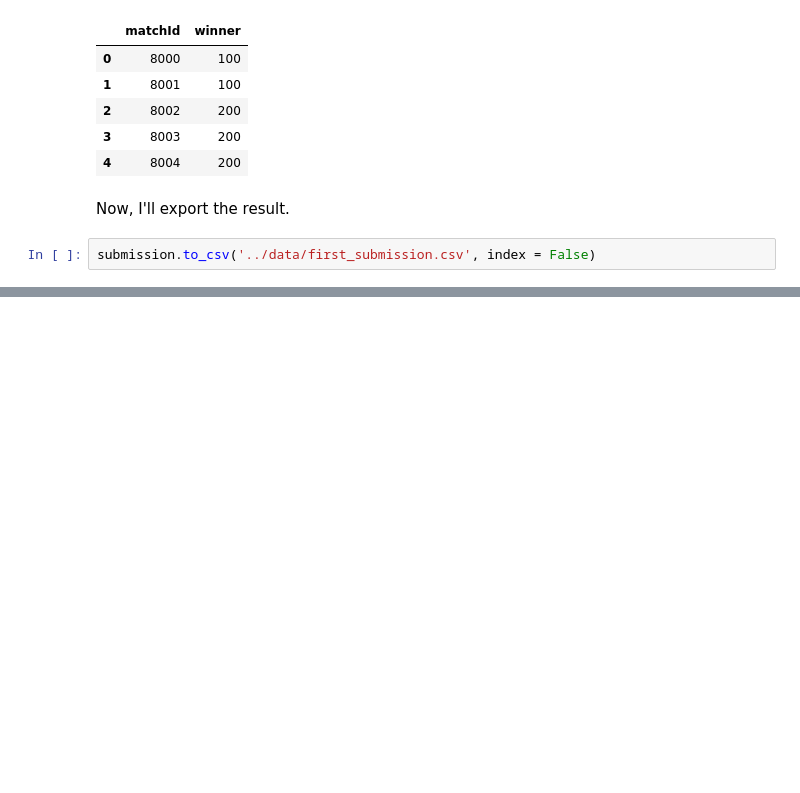
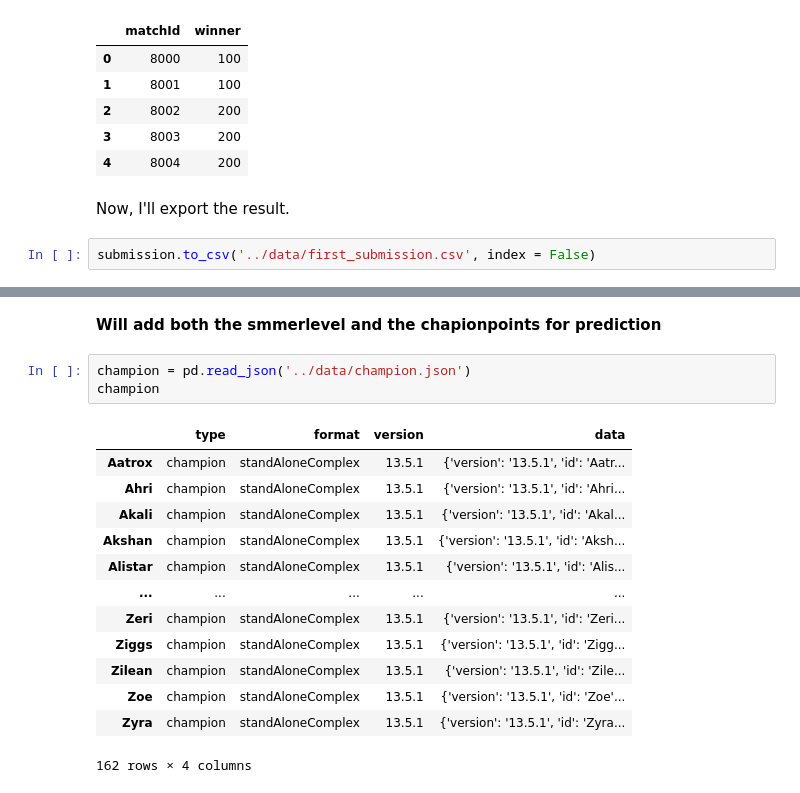
Before and after one commit to nss-data-science-cohort-6/kaggle_lol-elden-ring, a Jupyter notebook: notebooks/Sample_Submission.ipynb, the cells around one changed output, grey strips where cells are left out. Drawn from its saved outputs; the diff is of its cells as text; blank space fills up the shorter version.

```diff
--- a/notebooks/Sample_Submission.ipynb
+++ b/notebooks/Sample_Submission.ipynb
@@ -99,0 +206,19 @@ submission.to_csv('../data/first_submission.csv', index = False)
+# %% [markdown]
+**Will add both the smmerlevel and the chapionpoints for prediction**
+# %%
+champion = pd.read_json('../data/champion.json')
+champion
+# %% [output]
+|  | type | format | version | data |
+| Aatrox | champion | standAloneComplex | 13.5.1 | {'version': '13.5.1', 'id': 'Aatr... |
+| Ahri | champion | standAloneComplex | 13.5.1 | {'version': '13.5.1', 'id': 'Ahri... |
+| Akali | champion | standAloneComplex | 13.5.1 | {'version': '13.5.1', 'id': 'Akal... |
+| Akshan | champion | standAloneComplex | 13.5.1 | {'version': '13.5.1', 'id': 'Aksh... |
+| Alistar | champion | standAloneComplex | 13.5.1 | {'version': '13.5.1', 'id': 'Alis... |
+| ... | ... | ... | ... | ... |
+| Zeri | champion | standAloneComplex | 13.5.1 | {'version': '13.5.1', 'id': 'Zeri... |
+| Ziggs | champion | standAloneComplex | 13.5.1 | {'version': '13.5.1', 'id': 'Zigg... |
+| Zilean | champion | standAloneComplex | 13.5.1 | {'version': '13.5.1', 'id': 'Zile... |
+| Zoe | champion | standAloneComplex | 13.5.1 | {'version': '13.5.1', 'id': 'Zoe'... |
+| Zyra | champion | standAloneComplex | 13.5.1 | {'version': '13.5.1', 'id': 'Zyra... |
+162 rows × 4 columns
```
Also changed, not shown: parts of 20 cells of this notebook.
